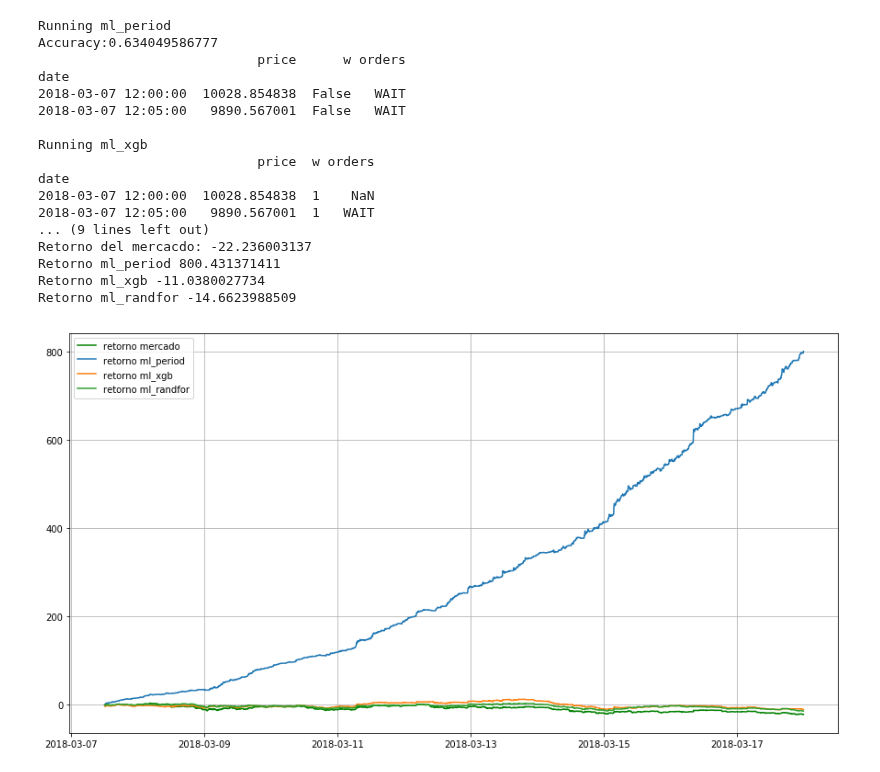
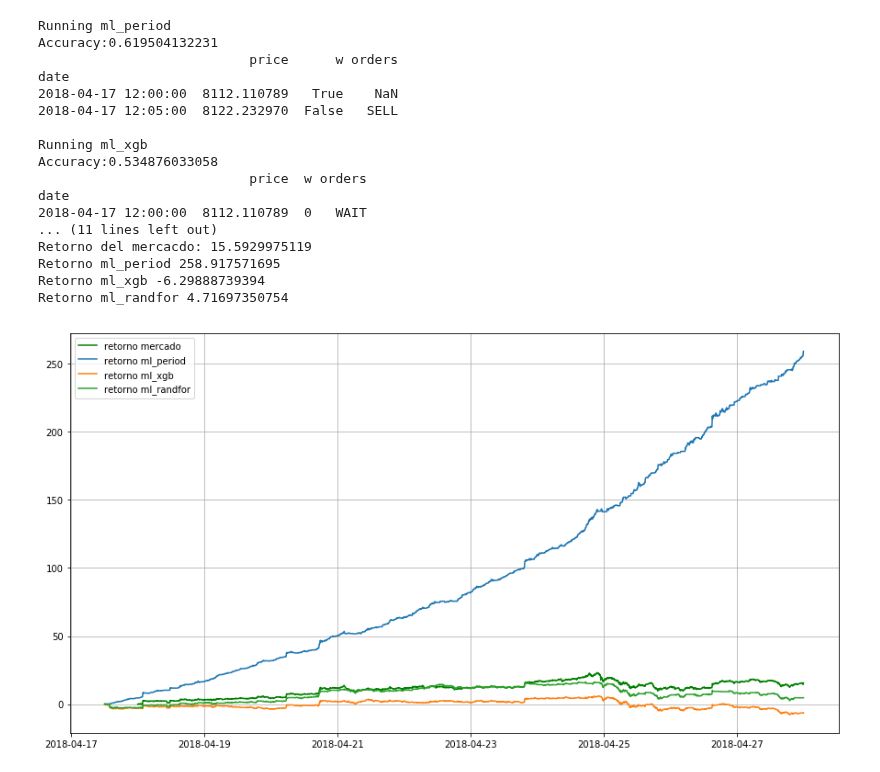
Before and after one commit to ADCryptoSolutions/adcb, a Jupyter notebook: ML_StrategiesTest.ipynb, the cells around one changed output. Saved outputs shown, nothing was run; the diff lists cells and outputs as text; code cells hidden in the pictures.

```diff
--- a/ML_StrategiesTest.ipynb
+++ b/ML_StrategiesTest.ipynb
@@ -11,8 +11,8 @@ plt.rcParams['figure.figsize'] = 15, 8
 pair="USDT_BTC"
 
 
-start=string2ts("2018-03-08 00:00:00")
-end=string2ts("2018-03-18 00:00:00")
+start=string2ts("2018-04-18 00:00:00")
+end=string2ts("2018-04-28 00:00:00")
 period=3600/12
 
 # trayendo y preparando datos
@@ -43,43 +43,43 @@ list_profit = []
 list_v = []
 
 for strategy in strategies:
 
     print "\nRunning",strategy
     w, t = run_strategy(strategy, df12, pair, True, per)
     relativeReturn,v = profit(w)
 
     list_profit.append(relativeReturn)
     list_v.append(v)
 
 
 print "\n\t%s\n"%pair
 print 'Retorno del mercacdo: %s'%(marketRet)
 for i, strategy in enumerate(strategies):
     print "Retorno", strategy, list_profit[i]*100
 
 plt.plot(df.index[:],cum_return1*100,'g', label='retorno mercado')
 for i, strategy in enumerate(strategies):
 
     plt.plot(df12.index[int(len(df12)*per):],list_v[i]*100,label='retorno '+strategy)
 
 plt.legend(loc='best')
 plt.grid()
 # %% [output]
 Running ml_period
-Accuracy:0.634049586777
-                            price      w orders
+Accuracy:0.619504132231
+                           price      w orders
 date
-2018-03-07 12:00:00  10028.854838  False   WAIT
-2018-03-07 12:05:00   9890.567001  False   WAIT
+2018-04-17 12:00:00  8112.110789   True    NaN
+2018-04-17 12:05:00  8122.232970  False   SELL
 
 Running ml_xgb
-                            price  w orders
+Accuracy:0.534876033058
+                           price  w orders
 date
-2018-03-07 12:00:00  10028.854838  1    NaN
-2018-03-07 12:05:00   9890.567001  1   WAIT
-... (9 lines left out)
-Retorno del mercacdo: -22.236003137
-Retorno ml_period 800.431371411
-Retorno ml_xgb -11.0380027734
-Retorno ml_randfor -14.6623988509
+2018-04-17 12:00:00  8112.110789  0   WAIT
+... (11 lines left out)
+Retorno del mercacdo: 15.5929975119
+Retorno ml_period 258.917571695
+Retorno ml_xgb -6.29888739394
+Retorno ml_randfor 4.71697350754
-[figure, old version]
+[figure, new version]
```
Also changed, not shown: 3 other files.
